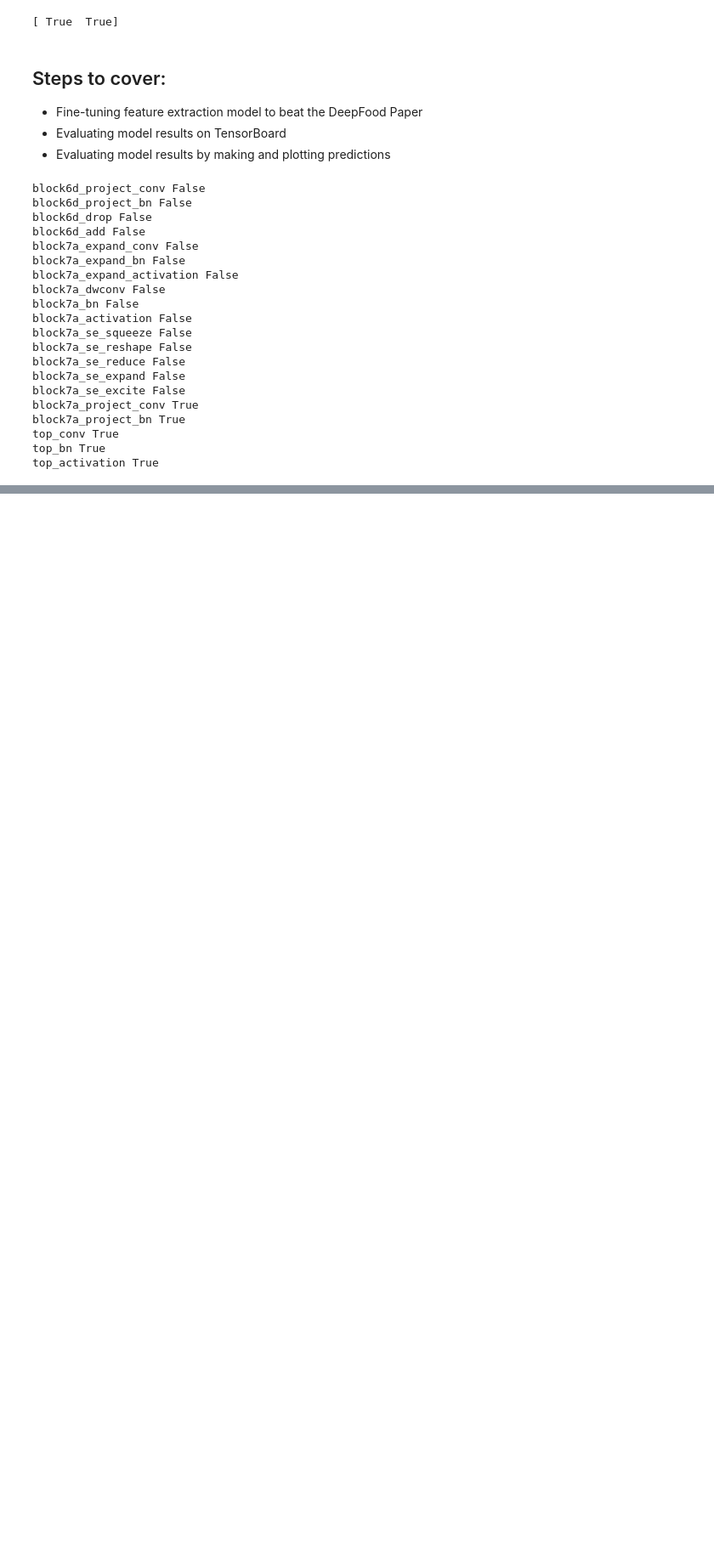
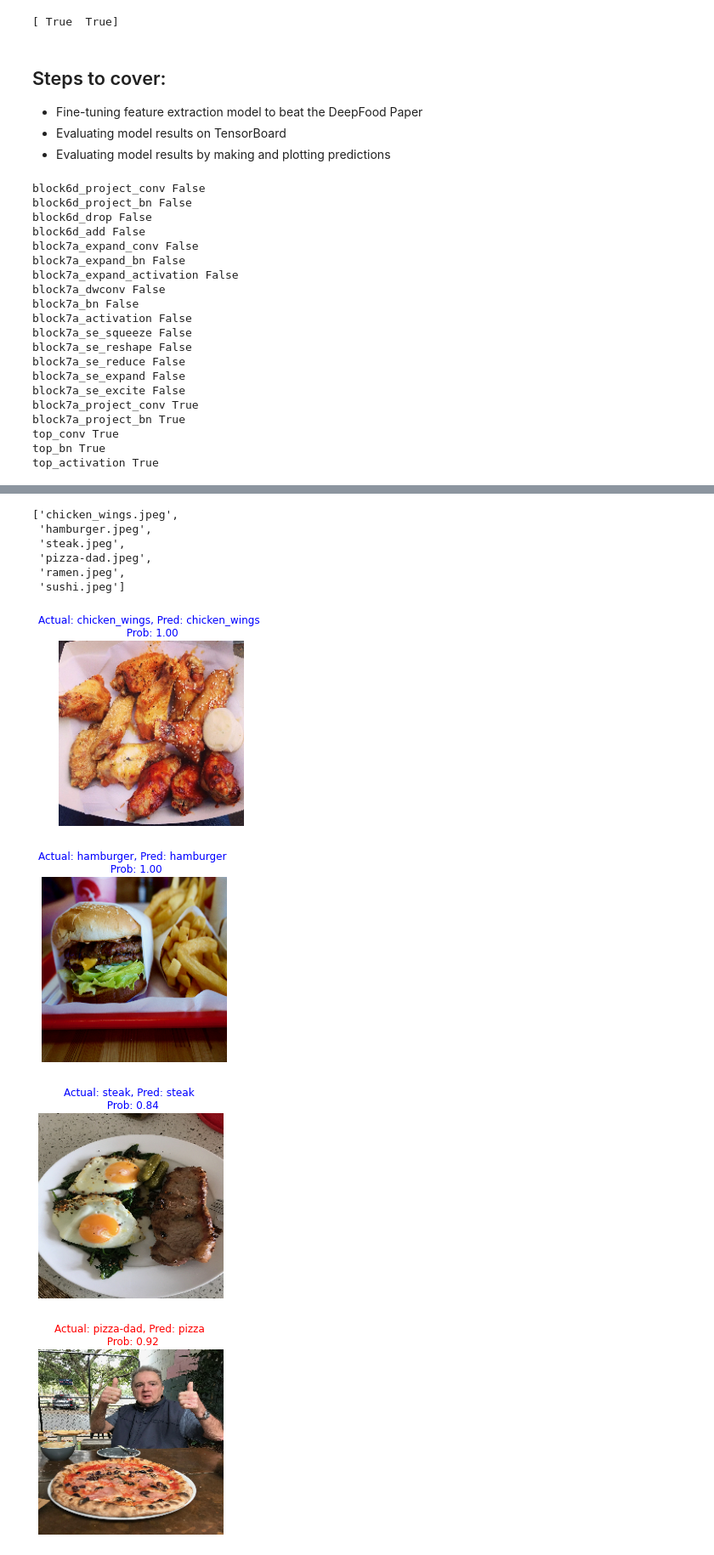
Before and after one commit to imran9891/TensorFlow, a Jupyter notebook: 07_Milestone_project_1_Food_vision_(2).ipynb, the cells around one changed output, grey strips where cells are left out. Shown at 85% size. Drawn from its saved outputs; the diff is of its cells as text; code cells hidden in the pictures; blank space fills up the shorter version.

```diff
--- a/07_Milestone_project_1_Food_vision_(2).ipynb
+++ b/07_Milestone_project_1_Food_vision_(2).ipynb
@@ -577,0 +766,11 @@ compare_historys(feature_extraction_history,fine_tune_history,initial_epochs=3)
+# %%
+# Start to fine-tune (all layers)
+history_fine_tuned_all_layers_activated = cloned_model.fit(train_data,
+                                                           epochs=100, # fine-tune for a maximum of 100 epochs
+                                                           steps_per_epoch=len(train_data),
+                                                           validation_data=test_data,
+                                                           validation_steps=int(0.15 * len(test_data)), # validation during training on 15% of test data
+                                                           callbacks=[create_tensorboard_callback("TensorBoard", "fined_tuned_model_all_layers_activated"), # track the model training logs
+                                                                      model_checkpoint, # save only the best model during training
+                                                                      early_stopping, # stop model after X epochs of no improvements
+                                                                      reduce_lr]) # reduce the learning rate after X epochs of no improvements
@@ -577,0 +843,3 @@ compare_historys(feature_extraction_history,fine_tune_history,initial_epochs=3)
+# %%
+# Making predictions
+pred = cloned_model.predict(test_data)
@@ -577,0 +902,5 @@ compare_historys(feature_extraction_history,fine_tune_history,initial_epochs=3)
+# %%
+# Get the custom food images filepaths
+import os
+custom_food_images = ["custom_food_images/" + i for i in os.listdir("custom_food_images")]
+custom_food_images
@@ -577,0 +944,29 @@ compare_historys(feature_extraction_history,fine_tune_history,initial_epochs=3)
+# %%
+custom_food_images_names = [i for i in os.listdir("custom_food_images")]
+custom_food_images_names
+# %% [output]
+['chicken_wings.jpeg',
+ 'hamburger.jpeg',
+ 'steak.jpeg',
+ 'pizza-dad.jpeg',
+ 'ramen.jpeg',
+ 'sushi.jpeg']
+# %%
+# Make predictions on and plot custom food images
+for i,path in enumerate(custom_food_images):
+  img = preprocessed_image(path,scale=False)
+  pred = cloned_model.predict(tf.expand_dims(img,axis=0))
+  pred_class_name = class_names[pred.argmax()]
+  if custom_food_images_names[i].rstrip('.jpeg') == pred_class_name:
+    color='blue'
+  else:
+    color='red'
+  plt.figure()
+  plt.imshow(img/255.)
+  plt.title(f"Actual: {custom_food_images_names[i].rstrip('.jpeg')}, Pred: {pred_class_name} \n Prob: {pred.max():.2f}",color=color)
+  plt.axis(False);
+# %% [output]
+[figure, added]
+[figure, added]
+[figure, added]
+[figure, added]
```
Also changed, not shown: parts of 51 cells of this notebook.
